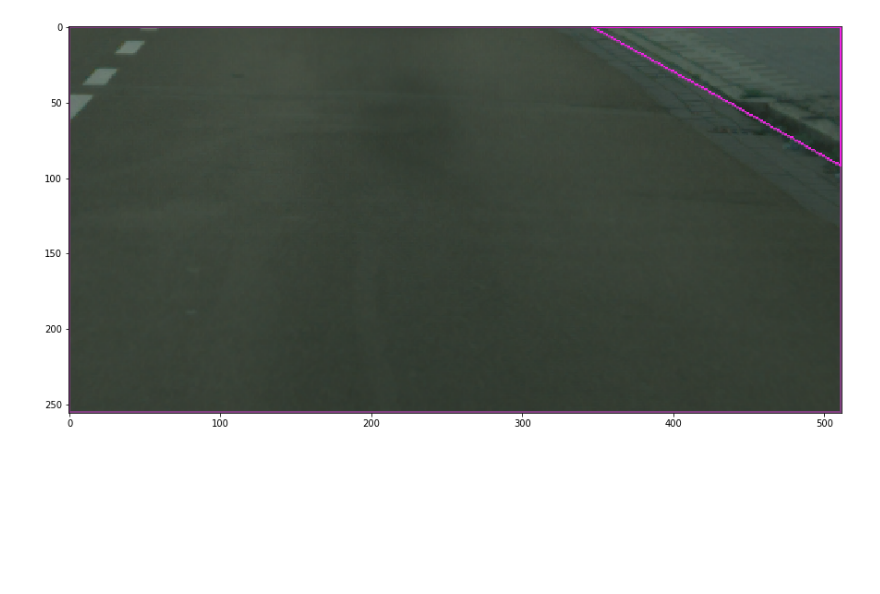
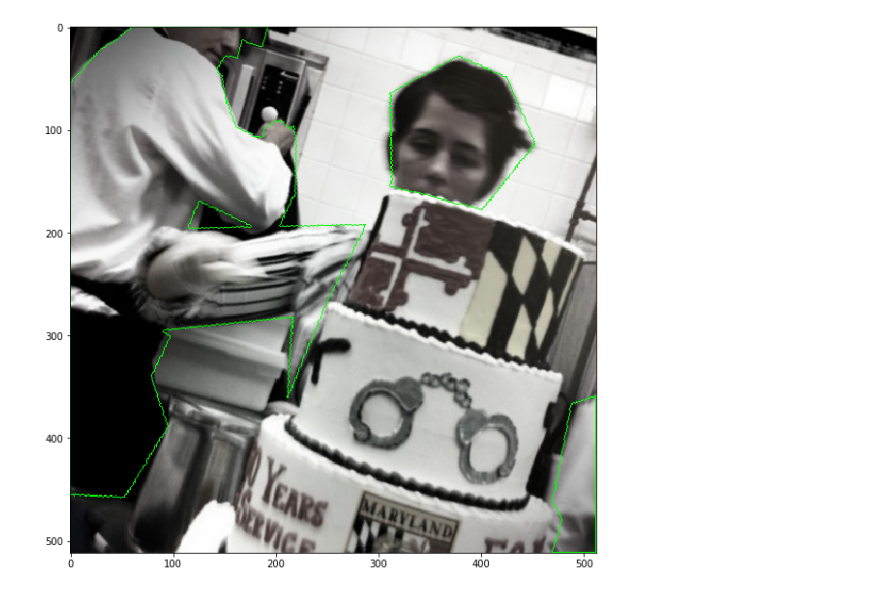
Before and after one commit to bhlarson/mllib, a Jupyter notebook: segment/view-dataset.ipynb, the cells around one changed output. Drawn from its saved outputs; the diff is of its cells as text; code cells hidden in the pictures; blank space fills up the shorter version.

Commit message:
Correct size from smaller images

```diff
--- a/segment/view-dataset.ipynb
+++ b/segment/view-dataset.ipynb
@@ -19,13 +20,13 @@ def display(img):
     plt.show()
 # %%
-record_dir = '../record'
+record_dir = '../cocorecord'
 trainingsetDescriptionFile = '{}/description.json'.format(record_dir)
 trainingsetDescription = json.load(open(trainingsetDescriptionFile))
 # %%
 config = {
         'batch_size': 1,
         'trainingset': trainingsetDescription,
-        'input_shape': [256, 512, 3],
+        'input_shape': [512, 512, 3],
         'augment_rotation' : 25., # Rotation in degrees
         'augment_flip_x': False,
         'augment_flip_y': True,
@@ -47,3 +49,0 @@ test_dataset = input_fn(False, record_dir, config)
-# %%
-iman = MergeImgAn(train_dataset, config)
-display(iman[0])
@@ -52,5 +50,12 @@ display(iman[0])
-# %%
-iman = MergeImgAn(test_dataset, config)
-display(iman[0])
-# %% [output]
-[figure, removed]
+# %%
+iterator = iter(train_dataset)
+image, mask  = iterator.get_next()
+
+for j in range(config['batch_size']):
+    img = tf.squeeze(image[j]).numpy().astype(np.uint8)
+    ann = tf.squeeze(mask[j]).numpy().astype(np.uint8)
+
+    iman = DrawFeatures(img, ann, config)
+    display(iman)
+# %% [output]
+[figure, added]
```
Also changed, not shown: parts of 4 cells of this notebook, 14 other files.
